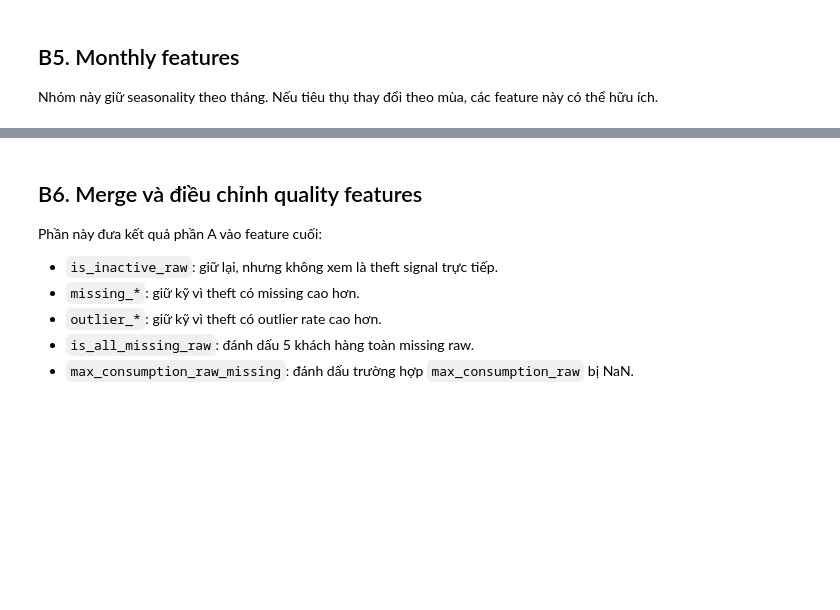
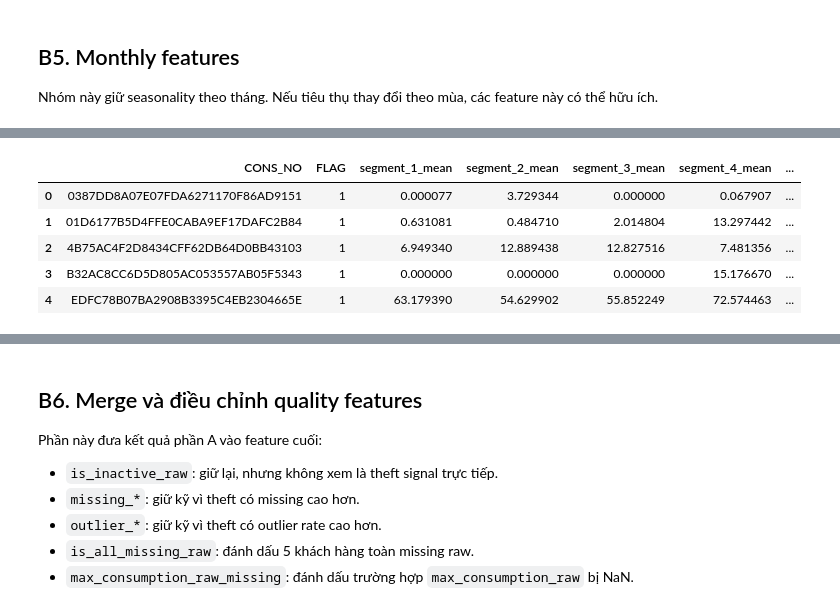
Before and after one commit to longzu-ComputerScience/CS114----ML-Project---Energy-Theft-Detection, a Jupyter notebook: notebooks/feature.ipynb, the cells around one changed output, grey strips where cells are left out. Drawn from its saved outputs; the diff is of its cells as text; code cells hidden in the pictures; blank space fills up the shorter version.

```diff
--- a/notebooks/feature.ipynb
+++ b/notebooks/feature.ipynb
@@ -587,0 +696,67 @@ display(features[[ID_COL, TARGET_COL, "monthly_mean_range", "monthly_mean_std"]
+# %%
+N_SEGMENTS = 4
+
+segments = np.array_split(X, N_SEGMENTS, axis=1)
+
+segment_means = []
+segment_stds = []
+
+for idx, segment in enumerate(segments, start=1):
+    seg_mean = segment.mean(axis=1)
+    seg_std = segment.std(axis=1)
+
+    features[f"segment_{idx}_mean"] = seg_mean
+    features[f"segment_{idx}_std"] = seg_std
+
+    segment_means.append(seg_mean)
+    segment_stds.append(seg_std)
+
+segment_means = np.vstack(segment_means).T
+segment_stds = np.vstack(segment_stds).T
+
+features["segment_mean_range"] = segment_means.max(axis=1) - segment_means.min(axis=1)
+features["segment_mean_std"] = segment_means.std(axis=1)
+
+features["segment4_to_segment1_ratio"] = safe_ratio(
+    features["segment_4_mean"].to_numpy(),
+    features["segment_1_mean"].to_numpy(),
+    clip_upper=50,
+)
+
+features["segment4_segment1_log_ratio"] = log_ratio(
+    features["segment_4_mean"].to_numpy(),
+    features["segment_1_mean"].to_numpy(),
+)
+
+features["segment4_minus_segment1"] = (
+    features["segment_4_mean"] - features["segment_1_mean"]
+)
+
+segment_diffs = np.diff(segment_means, axis=1)
+
+features["segment_largest_drop"] = segment_diffs.min(axis=1)
+features["segment_largest_increase"] = segment_diffs.max(axis=1)
+features["n_segment_drops"] = (segment_diffs < 0).sum(axis=1)
+features["n_segment_increases"] = (segment_diffs > 0).sum(axis=1)
+
+display(
+    features[
+        [
+            ID_COL,
+            TARGET_COL,
+            "segment_1_mean",
+            "segment_2_mean",
+            "segment_3_mean",
+            "segment_4_mean",
+            "segment4_to_segment1_ratio",
+            "segment_largest_drop",
+        ]
+    ].head()
+)
+# %% [output]
+|  | CONS_NO | FLAG | segment_1_mean | segment_2_mean | segment_3_mean | segment_4_mean | ... |
+| 0 | 0387DD8A07E07FDA6271170F86AD9151 | 1 | 0.000077 | 3.729344 | 0.000000 | 0.067907 | ... |
+| 1 | 01D6177B5D4FFE0CABA9EF17DAFC2B84 | 1 | 0.631081 | 0.484710 | 2.014804 | 13.297442 | ... |
+| 2 | 4B75AC4F2D8434CFF62DB64D0BB43103 | 1 | 6.949340 | 12.889438 | 12.827516 | 7.481356 | ... |
+| 3 | B32AC8CC6D5D805AC053557AB05F5343 | 1 | 0.000000 | 0.000000 | 0.000000 | 15.176670 | ... |
+| 4 | EDFC78B07BA2908B3395C4EB2304665E | 1 | 63.179390 | 54.629902 | 55.852249 | 72.574463 | ... |
```
Also changed, not shown: parts of 11 cells of this notebook, 3 other files.
